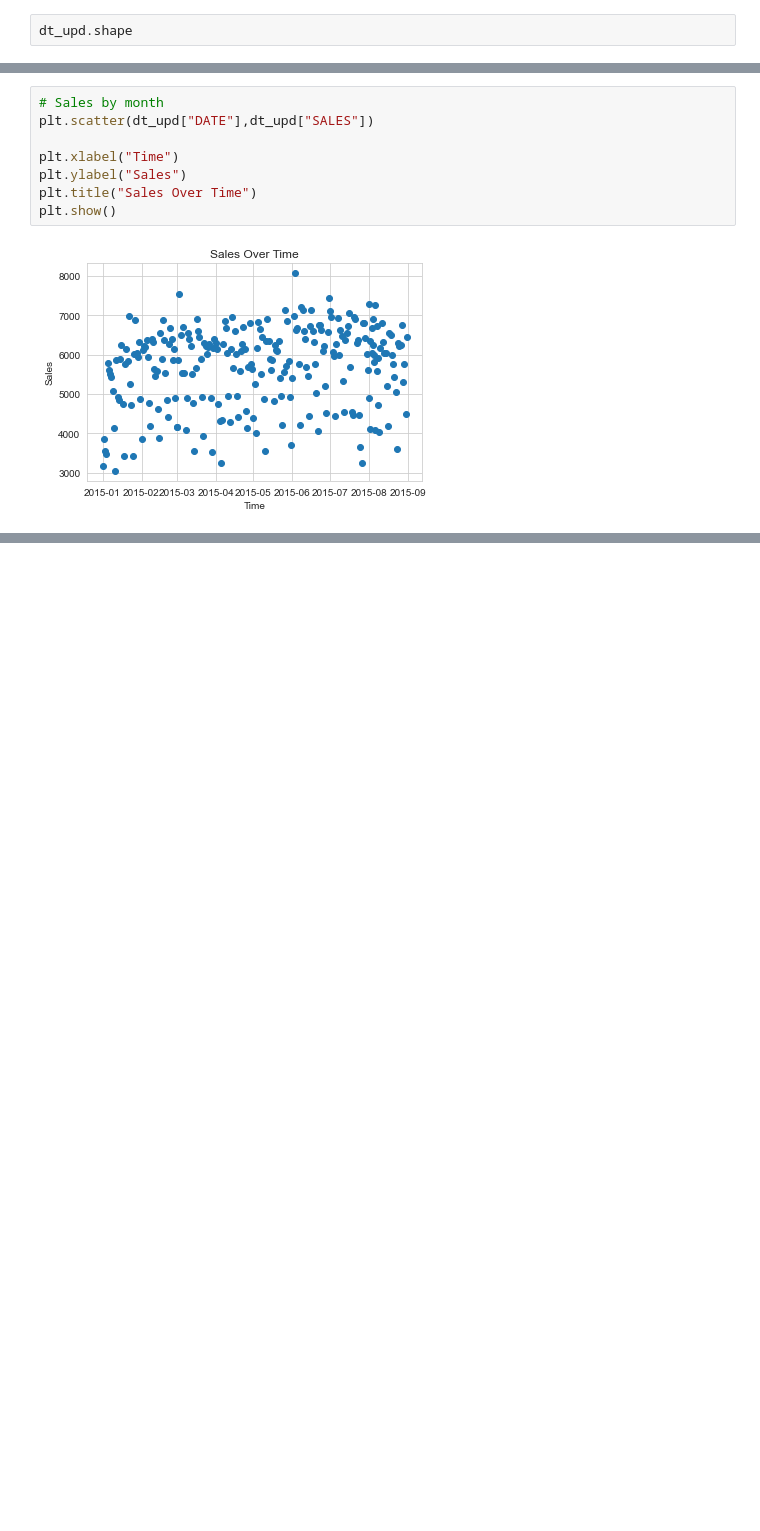
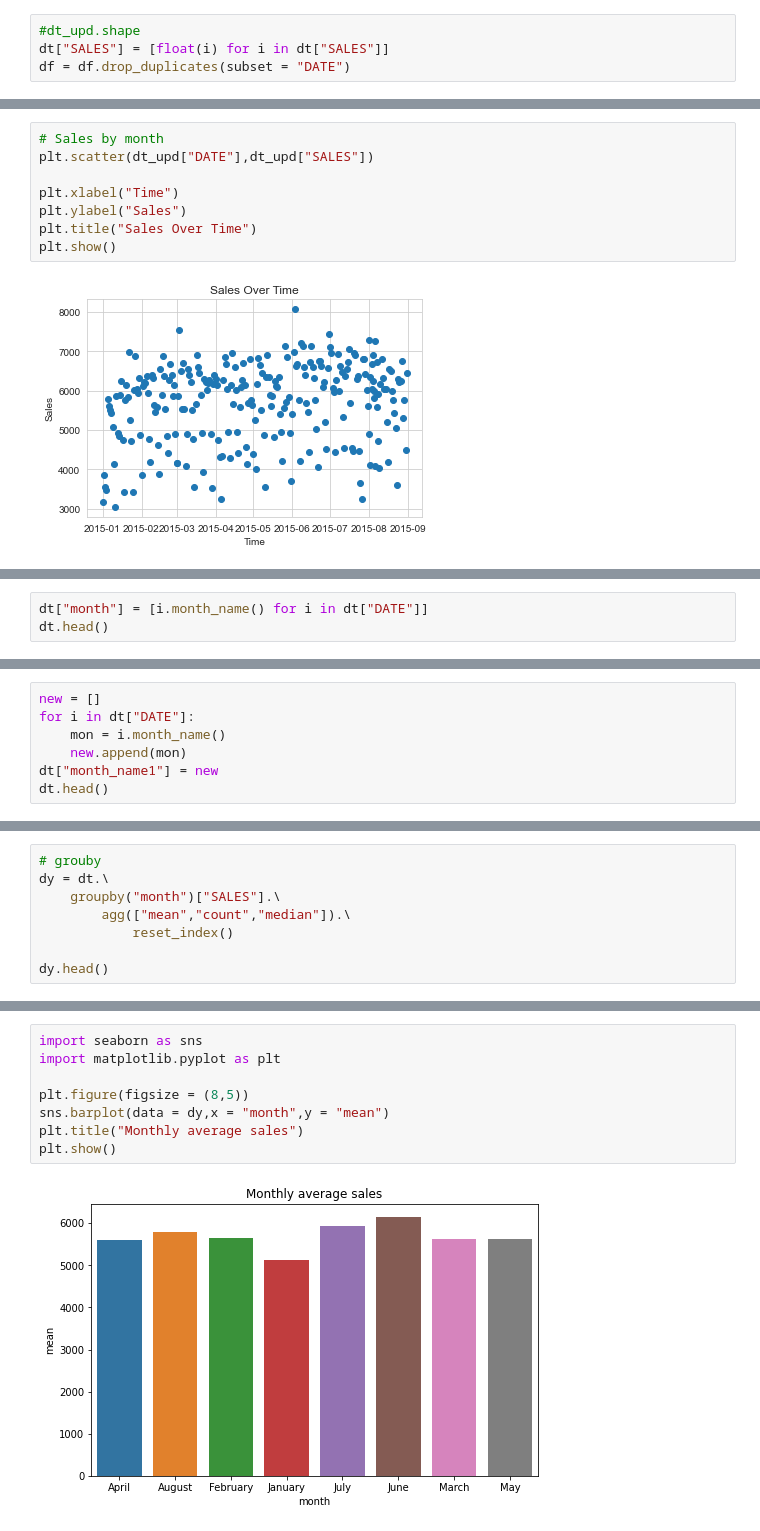
Before and after one commit to sophicist/StudentsWork-Lessons-, a Jupyter notebook: Marvin/Project1/AGO Analysis.ipynb, the cells around one changed output, grey strips where cells are left out. Cells and saved outputs as stored; diff of their text form; blank space fills up the shorter version.

Commit message:
new plots and groupbys

```diff
--- a/Marvin/Project1/AGO Analysis.ipynb
+++ b/Marvin/Project1/AGO Analysis.ipynb
@@ -115,4 +127,6 @@ dt.isnull().sum()
 # Impute the nulls
 dt_upd = dt.dropna()
 # %%
-dt_upd.shape
+#dt_upd.shape
+dt["SALES"] = [float(i) for i in dt["SALES"]]
+df = df.drop_duplicates(subset = "DATE")
@@ -145,0 +163,3 @@ plt.show()
+# %%
+dt["month"] = [i.month_name() for i in dt["DATE"]]
+dt.head()
@@ -145,0 +173,7 @@ plt.show()
+# %%
+new = []
+for i in dt["DATE"]:
+    mon = i.month_name()
+    new.append(mon)
+dt["month_name1"] = new
+dt.head()
@@ -145,0 +210,8 @@ plt.show()
+# %%
+# grouby
+dy = dt.\
+    groupby("month")["SALES"].\
+        agg(["mean","count","median"]).\
+            reset_index()
+
+dy.head()
@@ -145,0 +225,10 @@ plt.show()
+# %%
+import seaborn as sns
+import matplotlib.pyplot as plt
+
+plt.figure(figsize = (8,5))
+sns.barplot(data = dy,x = "month",y = "mean")
+plt.title("Monthly average sales")
+plt.show()
+# %% [output]
+[figure, added]
```
Also changed, not shown: parts of 10 cells of this notebook, 1 other file.
